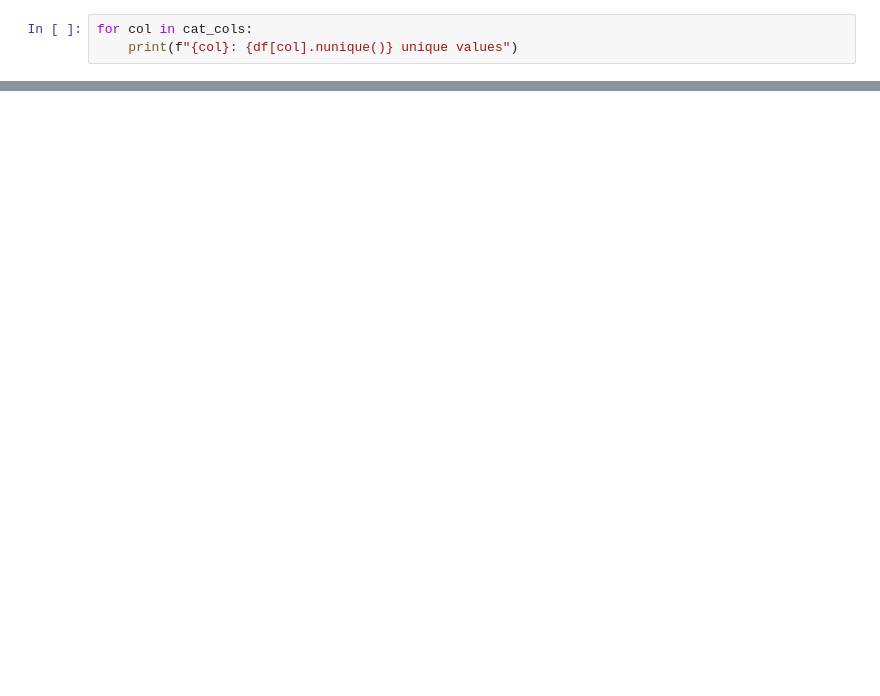
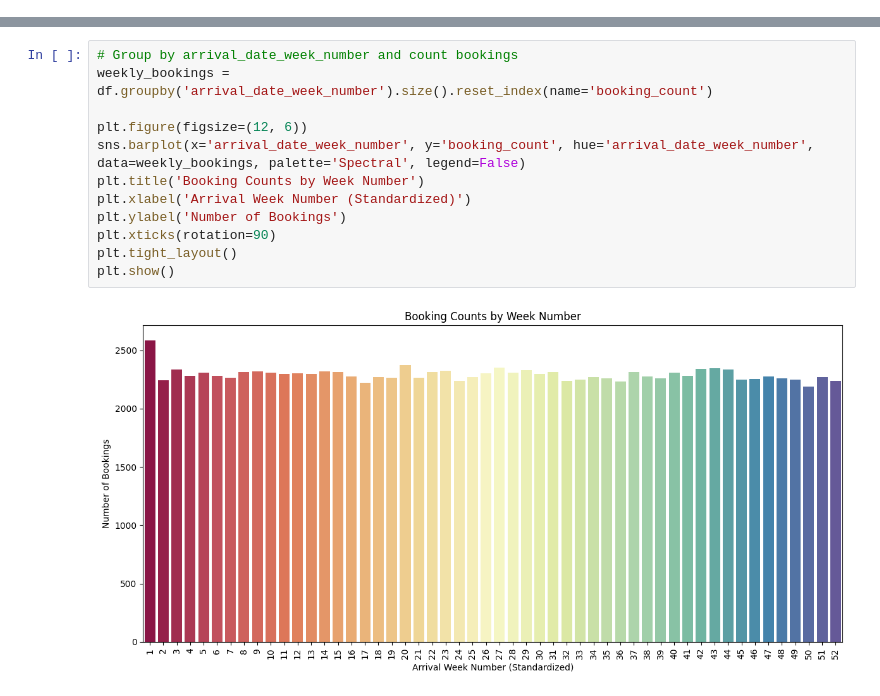
Before and after one commit to Seifmakled/hotelProject, a Jupyter notebook: notebook/main.ipynb, the cells around one changed output, grey strips where cells are left out. Cells and saved outputs as stored; diff of their text form; blank space fills up the shorter version.

```diff
--- a/notebook/main.ipynb
+++ b/notebook/main.ipynb
@@ -135,3 +0,0 @@ Index(['hotel', 'meal', 'country', 'market_segment', 'distribution_channel',
-# %%
-for col in cat_cols:
-    print(f"{col}: {df[col].nunique()} unique values")
@@ -212,0 +138,14 @@ os.path.getsize('../data/hotel_bookings_cleaned.csv')
+# %%
+# Group by arrival_date_week_number and count bookings
+weekly_bookings = df.groupby('arrival_date_week_number').size().reset_index(name='booking_count')
+
+plt.figure(figsize=(12, 6))
+sns.barplot(x='arrival_date_week_number', y='booking_count', hue='arrival_date_week_number', data=weekly_bookings, palette='Spectral', legend=False)
+plt.title('Booking Counts by Week Number')
+plt.xlabel('Arrival Week Number (Standardized)')
+plt.ylabel('Number of Bookings')
+plt.xticks(rotation=90)
+plt.tight_layout()
+plt.show()
+# %% [output]
+[figure, added]
```
Also changed, not shown: parts of 68 cells of this notebook, 2 other files.
